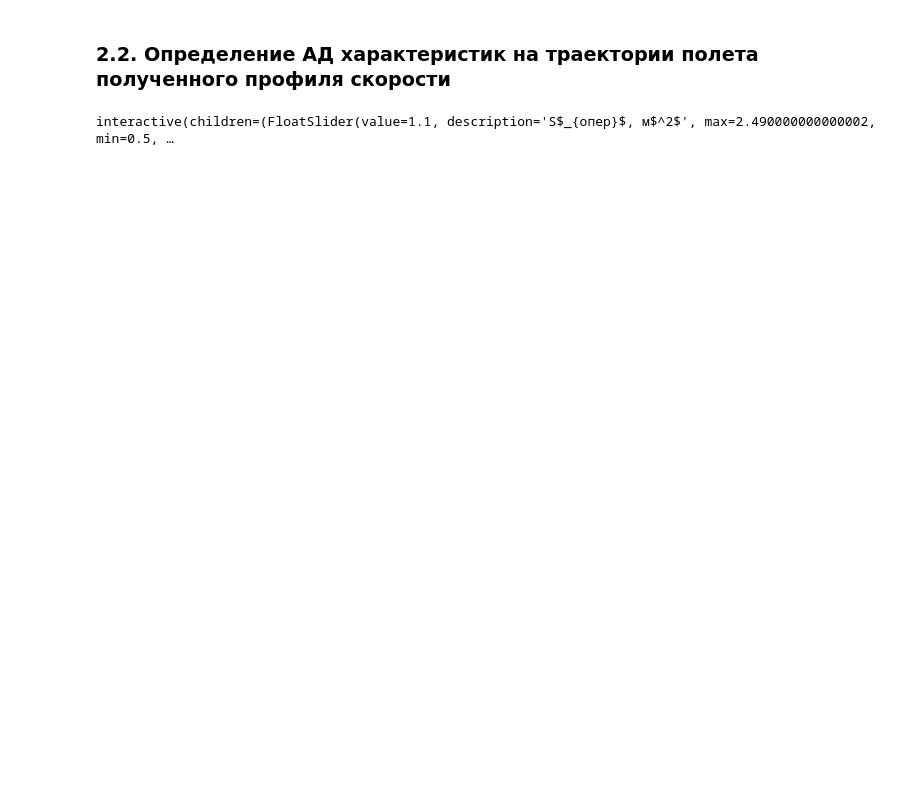
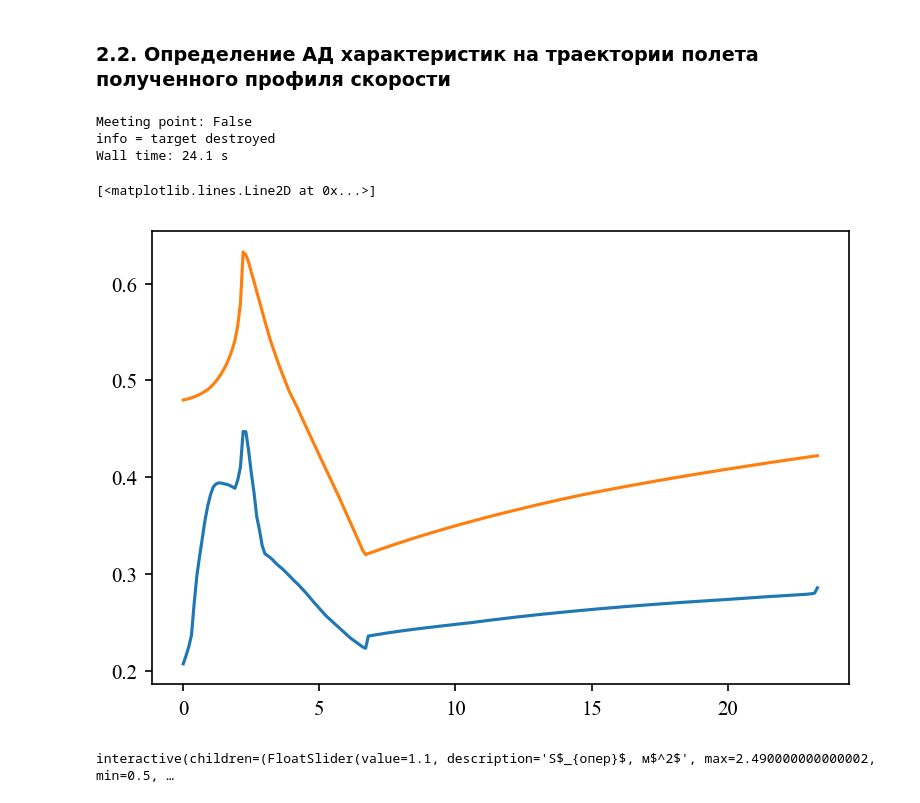
Before and after one commit to kirtis26/PyMissile, a Jupyter notebook: 9М331.ipynb, the cells around one changed output. Saved outputs shown, nothing was run; the diff lists cells and outputs as text; code cells hidden in the pictures; blank space fills up the shorter version.

```diff
--- a/9М331.ipynb
+++ b/9М331.ipynb
@@ -1189,0 +900,7 @@ def foo_aero(solve, alpha, params):
+# %%
+sim_scenario = MissileGym.make_simple_scenario(missile_opts, trg_pos, trg_vel, tau=0.1, t_max=25)
+%time res_hit = MissileGym.launch(sim_scenario) # aero=False, record=True, desc=True
+# %% [output]
+Meeting point: False
+info = target destroyed
+Wall time: 24.1 s
@@ -1190,3 +909,43 @@ def foo_aero(solve, alpha, params):
+# %%
+geom_opts = {
+    'd': 0.24,
+    'a': 0.2,
+    't_marsh': 6.7,
+    'x_ct_0': 1.686,
+    'x_ct_marsh': 1.348,
+    'L_korp': 3.0,
+    'L_nos': 0.69,
+    'L_cil': 2.104,
+    'L_korm': 0.206,
+    'betta_kon': 18,
+    'd_korm': 0.120,
+    'class_korp': 8, #
+    'S_oper': 0.125,
+    'c_oper': 0.006,
+    'L_oper': 0.535,
+    'b_0_oper': 0.326,
+    'x_b_oper': 0.3624,
+    'khi_pk_oper': 34.5,
+    'khi_rul': 0,
+    'class_oper': 8,
+    'S_kr': 0.304,
+    'c_kr': 0.008,
+    'L_kr': 0.62,
+    'b_0_kr': 0.76,
+    'x_b_kr': 2.444,
+    'khi_pk_kr': 60,
+    'class_kr': 8
+}
+# %%
+AERO_MODEL = Aerodynamic.get_aero_models(geom_opts)
+AERO_RES = AERO_MODEL.get_aero_const(res_hit)
+# %%
+plt.figure(dpi=150)
+plt.plot([i['t'] for i in AERO_RES], [i['Cx'] for i in AERO_RES])
+plt.plot([i['t'] for i in AERO_RES], [i['Cy_alpha'] for i in AERO_RES])
+# %% [output]
+[<matplotlib.lines.Line2D at 0x...>]
+[figure, added]
 # %%
 mass_S_oper, count_S_oper = np.arange(0.5, 2.5, 0.01), 0.01
 mass_xb_oper, count_xb_oper = np.linspace(5.5, 8.5, 100, retstep=True)
```
Also changed, not shown: parts of 16 cells of this notebook, 1 other file.
